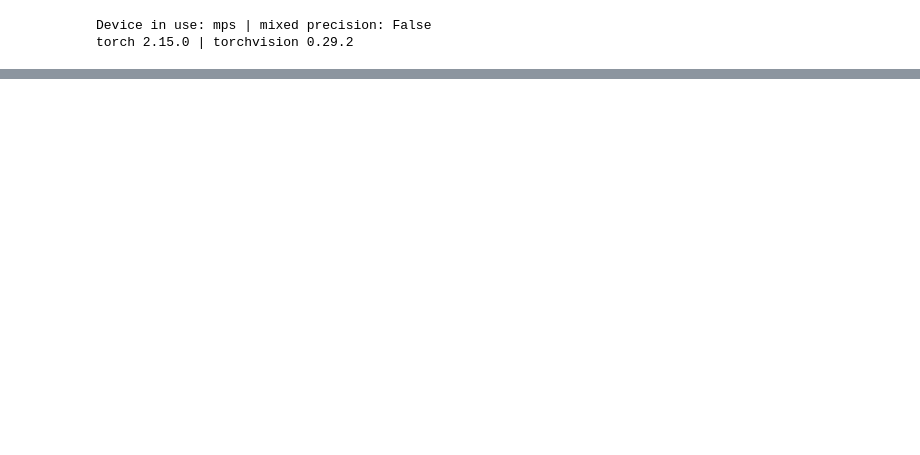
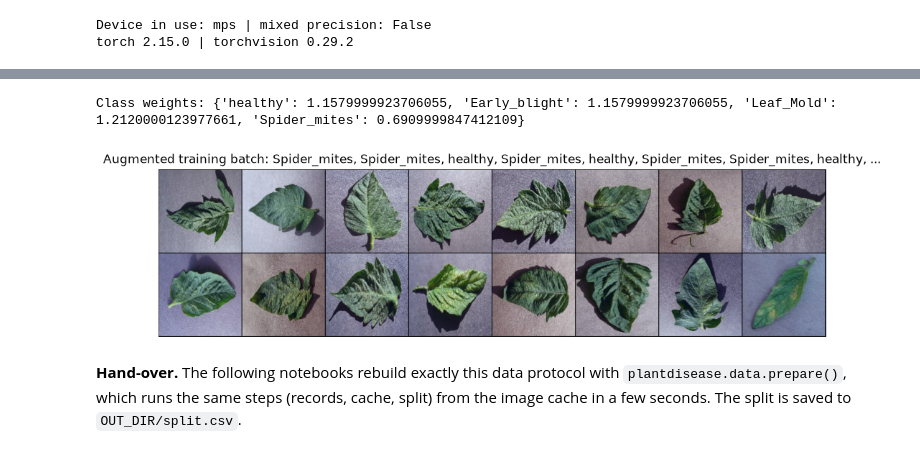
Before and after one commit to zichengs/COMP7015_AI_Group_Project5, a Jupyter notebook: 01_data.ipynb, the cells around one changed output, grey strips where cells are left out. Saved outputs shown, nothing was run; the diff lists cells and outputs as text; code cells hidden in the pictures; blank space fills up the shorter version.

```diff
--- a/01_data.ipynb
+++ b/01_data.ipynb
@@ -344,0 +210,21 @@ Class weights: {'healthy': np.float32(1.17), 'Bacterial_spot': np.float32(0.666)
+# %%
+# 70/15/15 split of the official leaf ids of every class; the audit is asserted inside make_split
+train_idx, val_idx, test_idx = make_split(df)
+print(
+    f"Split seed: {CFG['split_seed']} | every official leaf id lies in exactly one split"
+)
+# fingerprint of the training photos, the series and the split seed: a saved run is only reused for the same data
+DATA_ID = data_fingerprint(df, train_idx)
+
+df[["path", "class_name", "leaf_id", "split"]].to_csv(
+    out_path("split.csv"), index=False
+)
+counts = pd.crosstab(df["class_name"], df["split"], margins=True).reindex(
+    [*CLASSES, "All"]
+)[["train", "val", "test", "All"]]
+counts["leaf ids"] = [
+    *df.groupby("class_name")["leaf_id"].nunique().reindex(CLASSES).tolist(),
+    df.leaf_id.nunique(),
+]
+counts.to_csv(out_path("class_counts.csv"))
+counts
@@ -344,0 +293,22 @@ Class weights: {'healthy': np.float32(1.17), 'Bacterial_spot': np.float32(0.666)
+# %%
+CLASS_WEIGHTS = class_weights(df, train_idx)  # w_c = N / (K * n_c)
+print(
+    "Class weights:",
+    dict(zip(SHORT_NAMES, CLASS_WEIGHTS.numpy().round(3).tolist(), strict=True)),
+)
+
+# Visualise augmented training images
+dataset = CachedDataset(IMAGES, LABELS, train_idx, train_tf)
+x, y = next(iter(make_loader(dataset, 16, seed=0)))
+plt.figure(figsize=(12, 3.5))
+plt.imshow(make_grid(x, nrow=8, padding=2, normalize=True).permute(1, 2, 0))
+plt.axis("off")
+plt.title(
+    "Augmented training batch: " + ", ".join(SHORT_NAMES[c] for c in y[:8]) + ", ..."
+)
+plt.show()
+# %% [output]
+Class weights: {'healthy': 1.1579999923706055, 'Early_blight': 1.1579999923706055, 'Leaf_Mold': 1.2120000123977661, 'Spider_mites': 0.6909999847412109}
+[figure, added]
+# %% [markdown]
+**Hand-over.** The following notebooks rebuild exactly this data protocol with `plantdisease.data.prepare()`, which runs the same steps (records, cache, split) from the image cache in a few seconds. The split is saved to `OUT_DIR/split.csv`.
```
Also changed, not shown: parts of 25 cells of this notebook, 23 other files.
